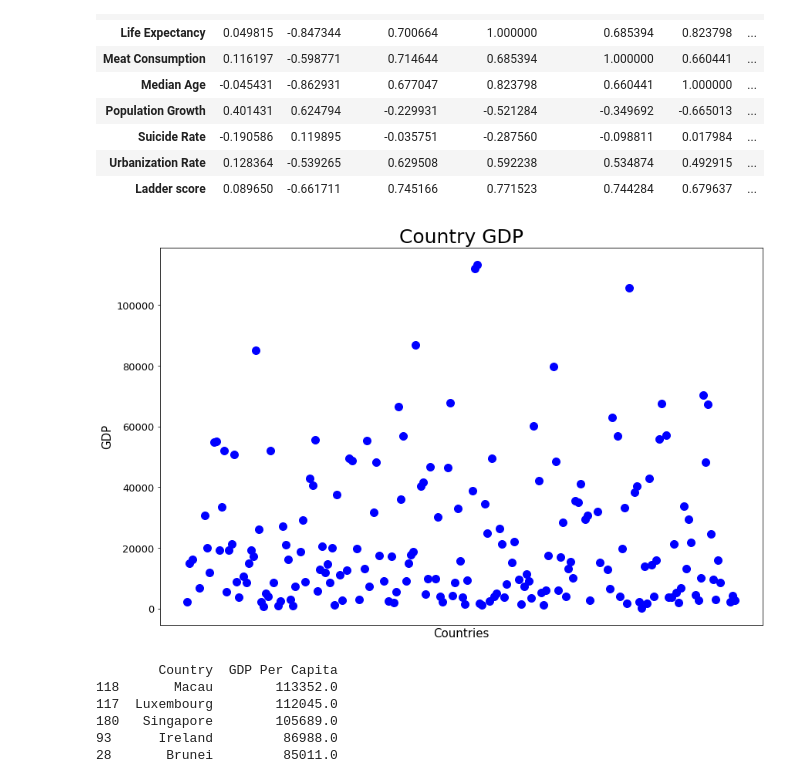
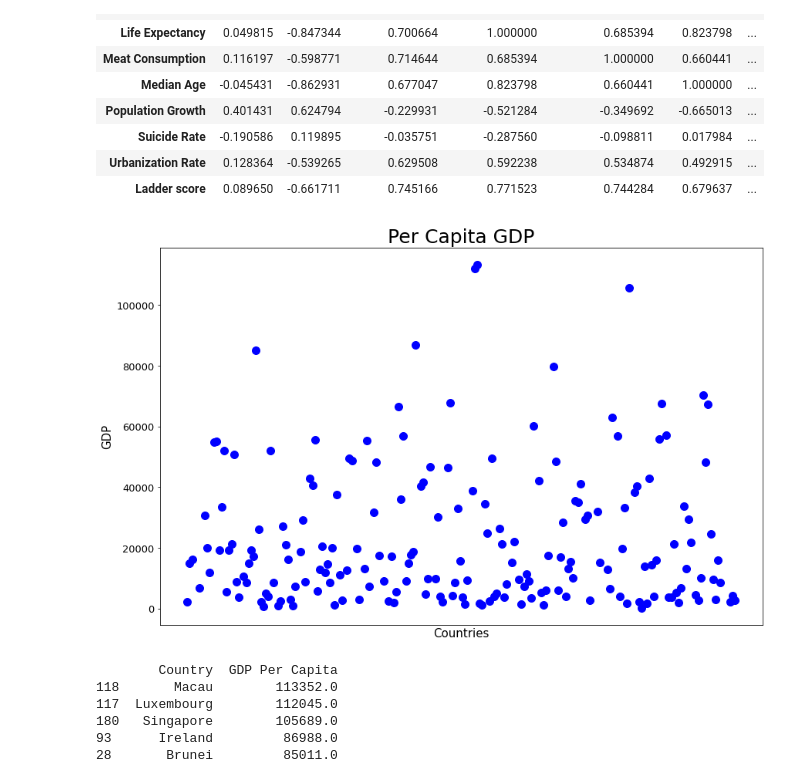
Before and after one commit to ermcgrew/bootcamp_project_one, a Jupyter notebook: data_analysis.ipynb, the cells around one changed output. Cells and saved outputs as stored; diff of their text form; code cells hidden in the pictures.

Commit message:
changed chart title

```diff
--- a/data_analysis.ipynb
+++ b/data_analysis.ipynb
@@ -250,26 +250,26 @@ merged_df.corr()
 # %%
 countries = merged_df["Country"]
 gdp       = merged_df["GDP Per Capita"]
 
 fig, ax1 = plt.subplots(figsize=(14, 9))
 plt.scatter(countries, gdp, s=100, color="blue")
 
-plt.title('Country GDP', fontsize = 25)
+plt.title('Per Capita GDP', fontsize = 25)
 plt.xlabel('Countries',fontsize = 15)
 plt.ylabel('GDP', fontsize = 15)
 plt.yticks(fontsize=13)
 ax1.axes.xaxis.set_ticks([])
 plt.show()
 # %% [output]
-[figure, old version]
+[figure, new version]
-# %%
-#Top 5 highest per-capita GDP countries
-
-print(merged_df[["Country","GDP Per Capita"]].sort_values("GDP Per Capita",axis=0,ascending=False).head(5))
-# %% [output]
-        Country  GDP Per Capita
-118       Macau        113352.0
-117  Luxembourg        112045.0
-180   Singapore        105689.0
-93      Ireland         86988.0
-28       Brunei         85011.0
+# %%
+#Top 5 highest per-capita GDP countries
+
+print(merged_df[["Country","GDP Per Capita"]].sort_values("GDP Per Capita",axis=0,ascending=False).head(5))
+# %% [output]
+        Country  GDP Per Capita
+118       Macau        113352.0
+117  Luxembourg        112045.0
+180   Singapore        105689.0
+93      Ireland         86988.0
+28       Brunei         85011.0
```
Also changed, not shown: parts of 16 cells of this notebook.
